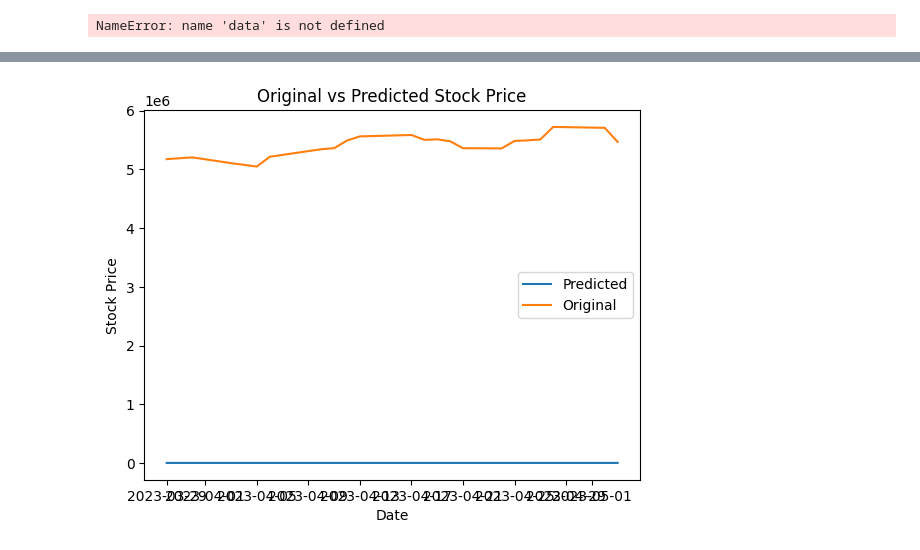
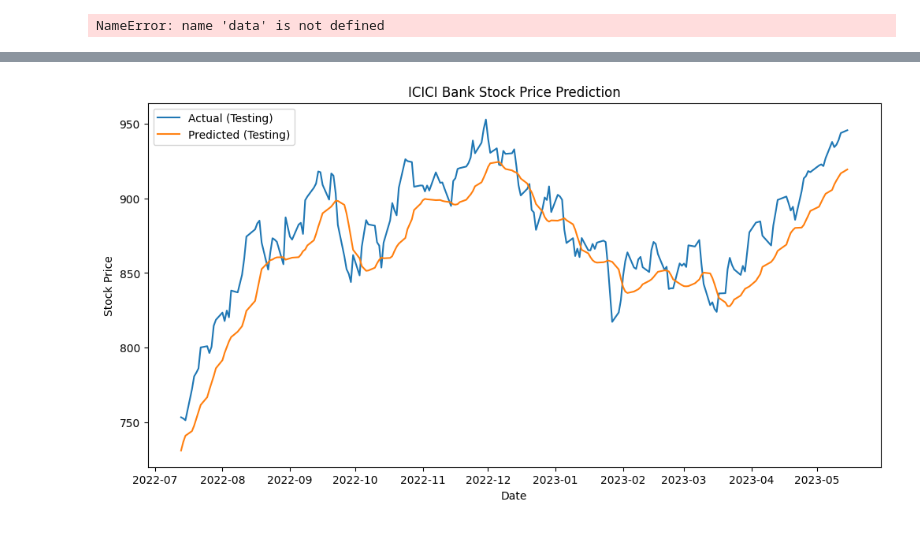
Before and after one commit to KingDEV22/Stock-Analysis, a Jupyter notebook: merge_new.ipynb, the cells around one changed output, grey strips where cells are left out. Cells and saved outputs as stored; diff of their text form; code cells hidden in the pictures.

Commit message:
chenges in stock

```diff
--- a/merge_new.ipynb
+++ b/merge_new.ipynb
@@ -439,30 +368,24 @@ NameError: name 'data' is not defined
 import yfinance as yf
 import numpy as np
 import pandas as pd
+from sklearn.preprocessing import MinMaxScaler
 from tensorflow.keras.models import Sequential
+from tensorflow.keras.layers import LSTM, Dense
 import matplotlib.pyplot as plt
-from tensorflow.keras.layers import LSTM, Dense, Dropout
 
-ticker_symbol = 'ADANIENT.NS'
+# Fetching historical stock data for ICICI Bank
+data = yf.download('ICICIBANK.NS', start='2019-01-01', end='2023-05-16')
 
-start_date = '2022-12-03'
-end_date = '2023-05-04'
+# Preprocessing the data
+scaler = MinMaxScaler(feature_range=(0, 1))
+scaled_data = scaler.fit_transform(data['Close'].values.reshape(-1, 1))
 
-stock_data = yf.download(ticker_symbol, start=start_date, end=end_date)
+# Splitting the data into training and testing sets
+train_size = int(len(scaled_data) * 0.8)
+train_data = scaled_data[:train_size]
+test_data = scaled_data[train_size:]
 
-close_data = stock_data['Close'].values
-
-seq_length = 60
-
-train_size = int(len(close_data) * 0.8)
-train_data = close_data[:train_size]
-test_data = close_data[train_size - seq_length:]
-
-max_value = np.max(close_data)
-min_value = np.min(close_data)
-normalized_train_data = (train_data - min_value) / (max_value - min_value)
-normalized_test_data = (test_data - min_value) / (max_value - min_value)
-
+# Preparing the data for LSTM
 def create_sequences(data, seq_length):
     X = []
     y = []
@@ -471,50 +394,39 @@ def create_sequences(data, seq_length):
         y.append(data[i+seq_length])
     return np.array(X), np.array(y)
 
-X_train, y_train = create_sequences(normalized_train_data, seq_length)
-X_test, y_test = create_sequences(normalized_test_data, seq_length)
+seq_length = 10  # Length of input sequences
+X_train, y_train = create_sequences(train_data, seq_length)
+X_test, y_test = create_sequences(test_data, seq_length)
 
-# Reshape the input data
-X_train = np.reshape(X_train, (X_train.shape[0], X_train.shape[1], 1))
-X_test = np.reshape(X_test, (X_test.shape[0], X_test.shape[1], 1))
+# Building the LSTM model
+model = Sequential()
+model.add(LSTM(64, input_shape=(seq_length, 1)))
+model.add(Dense(1))
+model.compile(optimizer='adam', loss='mean_squared_error')
 
-model = Sequential()
-model.add(LSTM(units=50, return_sequences=True, input_shape=(X_train.shape[1], 1)))
-model.add(Dropout(0.2))
-model.add(LSTM(units=50, return_sequences=True))
-model.add(Dropout(0.2))
-model.add(LSTM(units=50))
-model.add(Dropout(0.2))
-model.add(Dense(units=1))
-model.compile(optimizer='adam', loss='mse')
+# Training the model
+model.fit(X_train, y_train, epochs=20, batch_size=32)
 
-model.fit(X_train, y_train, epochs=50, batch_size=32)
+# Making predictions
+train_predictions = model.predict(X_train)
+test_predictions = model.predict(X_test)
 
-predictions = model.predict(X_test)
-predictions = predictions * (max_value - min_value) + min_value
-date_new = stock_data.index[-len(predictions):]  # Get the corresponding dates for the predicted data
-test_data = test_data[-len(predictions):]  # Trim the original data to match the predicted data length
-y_test_new= test_data * (max_value - min_value) + min_value
-# Plotting the data
-plt.plot(date_new, predictions, label='Predicted')
-plt.plot(date_new, y_test_new, label='Original')
+# Inverse scaling for plotting the predictions
+train_predictions = scaler.inverse_transform(train_predictions)
+y_train = scaler.inverse_transform(y_train)
+test_predictions = scaler.inverse_transform(test_predictions)
+y_test = scaler.inverse_transform(y_test)
 
-# Adding labels and title to the plot
+# Plotting the predictions
+plt.figure(figsize=(12, 6))
+#plt.plot(data.index[seq_length:seq_length+len(train_predictions)], y_train, label='Actual (Training)')
+plt.plot(data.index[seq_length+len(train_predictions)+seq_length:], y_test, label='Actual (Testing)')
+#plt.plot(data.index[seq_length:seq_length+len(train_predictions)], train_predictions, label='Predicted (Training)')
+plt.plot(data.index[seq_length+len(train_predictions)+seq_length:], test_predictions, label='Predicted (Testing)')
 plt.xlabel('Date')
 plt.ylabel('Stock Price')
-plt.title('Original vs Predicted Stock Price')
-
-# Displaying the legend
+plt.title('ICICI Bank Stock Price Prediction')
 plt.legend()
-
-# Showing the plot
 plt.show()
-
-
-
-mse = np.mean((predictions - test_data) ** 2)
-rmse = np.sqrt(mse)
-print("Root Mean Squared Error: ", rmse)
-print(predictions)
 # %% [output]
 [*********************100%***********************]  1 of 1 completed
@@ -537 +449 @@ WARNING:tensorflow:6 out of the last 13 calls to <function Model.make_predict_fu
-[figure, old version]
+[figure, new version]
```
Also changed, not shown: parts of 9 cells of this notebook, 2 other files.
